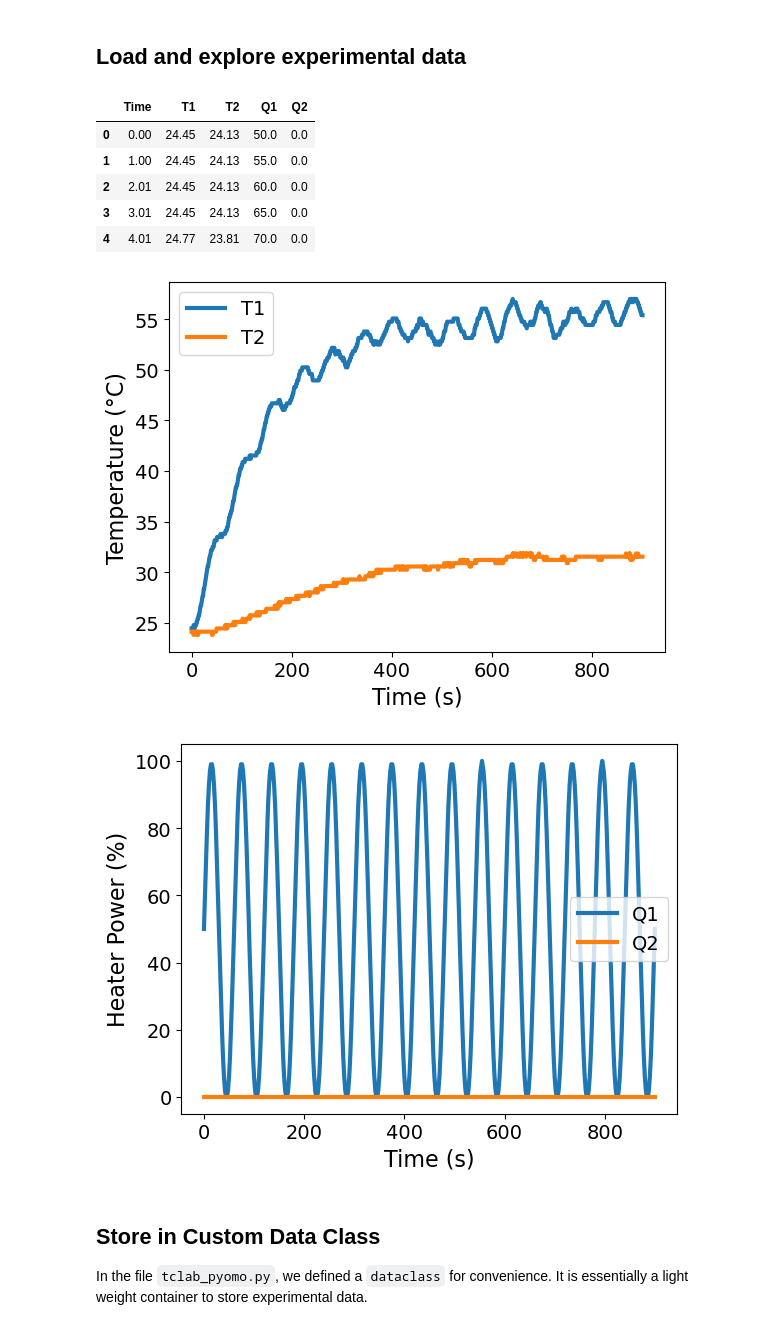
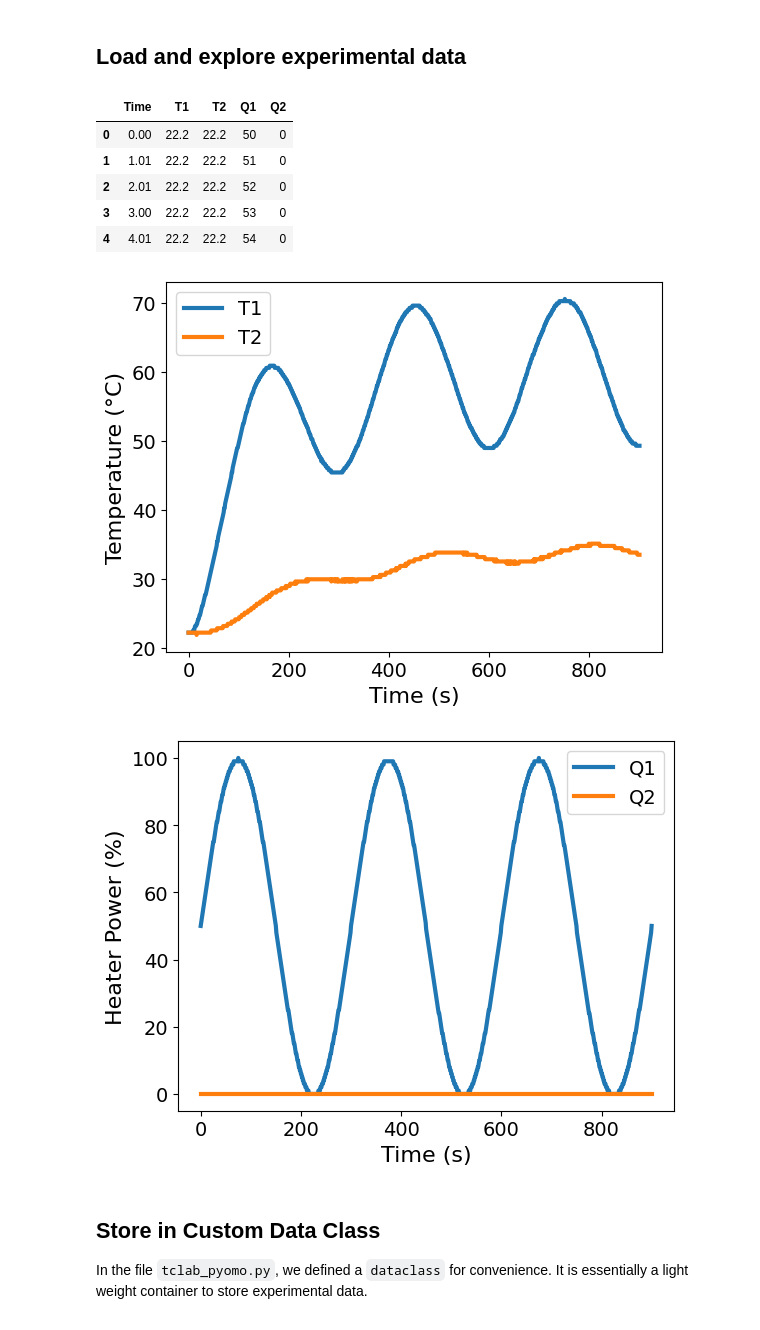
Before and after one commit to dowlinglab/pyomo-doe, a Jupyter notebook: notebooks/parmest.ipynb, the cells around one changed output. Saved outputs shown, nothing was run; the diff lists cells and outputs as text; code cells hidden in the pictures.

```diff
--- a/notebooks/parmest.ipynb
+++ b/notebooks/parmest.ipynb
@@ -24,27 +23,27 @@ number_tclab_states = 2
 # %%
 import pandas as pd
 
 if on_colab:
-    file = "https://raw.githubusercontent.com/dowlinglab/pyomo-doe/main/data/tclab_sine_test.csv"
+    file = "https://raw.githubusercontent.com/dowlinglab/pyomo-doe/main/data/tclab_sine_test_5min_period.csv"
 else:
-    file = '../data/tclab_sine_test.csv'
+    file = '../data/tclab_sine_test_5min_period.csv'
 df = pd.read_csv(file)
 df.head()
 # %% [output]
 |  | Time | T1 | T2 | Q1 | Q2 |
-| 0 | 0.00 | 24.45 | 24.13 | 50.0 | 0.0 |
-| 1 | 1.00 | 24.45 | 24.13 | 55.0 | 0.0 |
-| 2 | 2.01 | 24.45 | 24.13 | 60.0 | 0.0 |
-| 3 | 3.01 | 24.45 | 24.13 | 65.0 | 0.0 |
-| 4 | 4.01 | 24.77 | 23.81 | 70.0 | 0.0 |
+| 0 | 0.00 | 22.2 | 22.2 | 50 | 0 |
+| 1 | 1.01 | 22.2 | 22.2 | 51 | 0 |
+| 2 | 2.01 | 22.2 | 22.2 | 52 | 0 |
+| 3 | 3.00 | 22.2 | 22.2 | 53 | 0 |
+| 4 | 4.01 | 22.2 | 22.2 | 54 | 0 |
 # %%
 ax = df.plot(x='Time', y=['T1', 'T2'], xlabel='Time (s)', ylabel='Temperature (°C)')
 # %% [output]
-[figure, old version]
+[figure, new version]
 # %%
 ax = df.plot(x='Time', y=['Q1', 'Q2'], xlabel='Time (s)', ylabel='Heater Power (%)')
 # %% [output]
-[figure, old version]
+[figure, new version]
 # %% [markdown]
 ## Store in Custom Data Class
 
```
Also changed, not shown: parts of 8 cells of this notebook, 1 other file.
